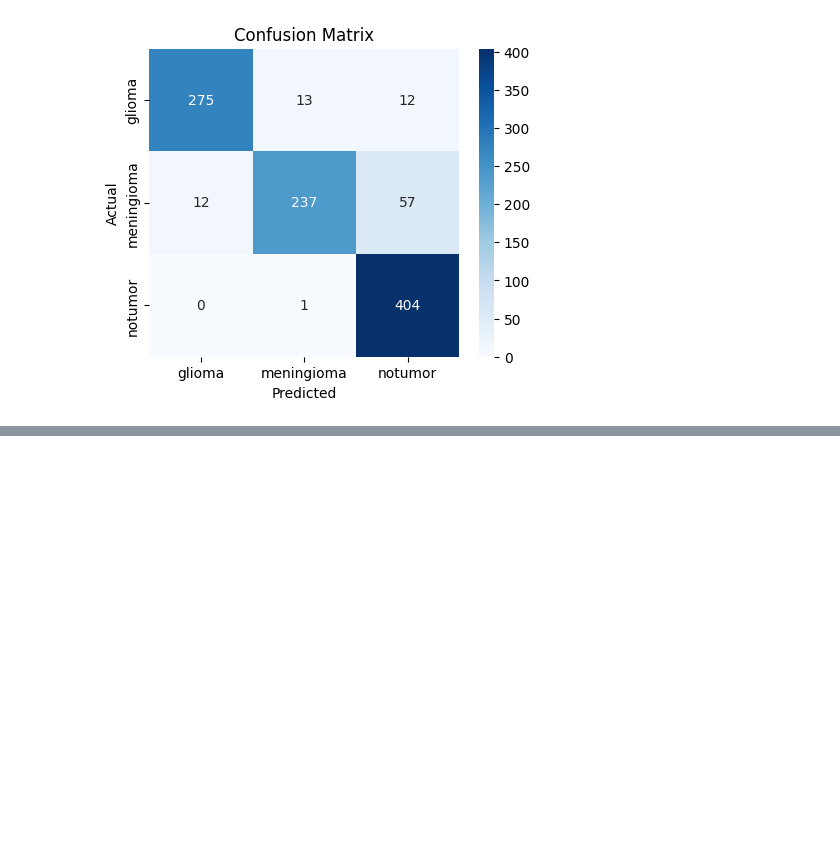
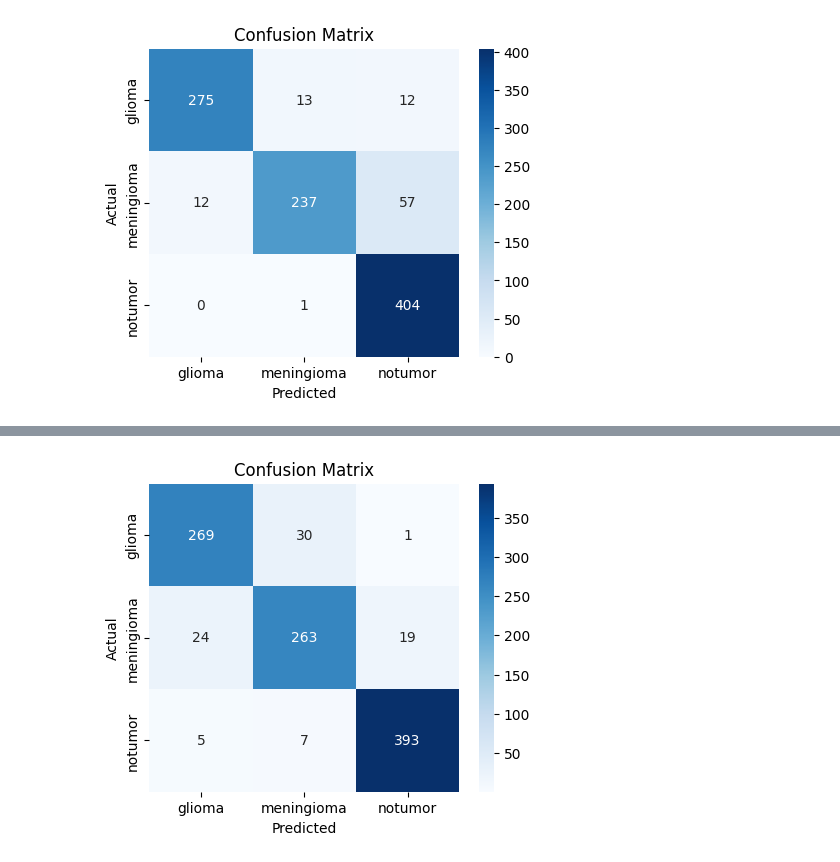
Before and after one commit to shtgl/MRIBrainTumor, a Jupyter notebook: BrainMri.ipynb, the cells around one changed output, grey strips where cells are left out. Saved outputs shown, nothing was run; the diff lists cells and outputs as text; code cells hidden in the pictures; blank space fills up the shorter version.

```diff
--- a/BrainMri.ipynb
+++ b/BrainMri.ipynb
@@ -367,0 +528,9 @@ plt.show()
+# %%
+# Generate predictions
+predictions = lightweight_inception_model.predict(validation_generator, steps=len(validation_generator), verbose=1)
+
+# Get the predicted classes
+predicted_classes = np.argmax(predictions, axis=1)
+
+# Get the true classes from the generator
+true_classes = validation_generator.classes
@@ -367,0 +539,15 @@ plt.show()
+# %%
+import seaborn as sns
+cm = confusion_matrix(true_classes, predicted_classes)
+
+# Plotting the confusion matrix
+plt.figure(figsize=(5, 4))
+sns.heatmap(cm, annot=True, fmt='d', cmap='Blues',
+            xticklabels=validation_generator.class_indices.keys(),
+            yticklabels=validation_generator.class_indices.keys())
+plt.ylabel('Actual')
+plt.xlabel('Predicted')
+plt.title('Confusion Matrix')
+plt.show()
+# %% [output]
+[figure, added]
```
Also changed, not shown: parts of 10 cells of this notebook.
